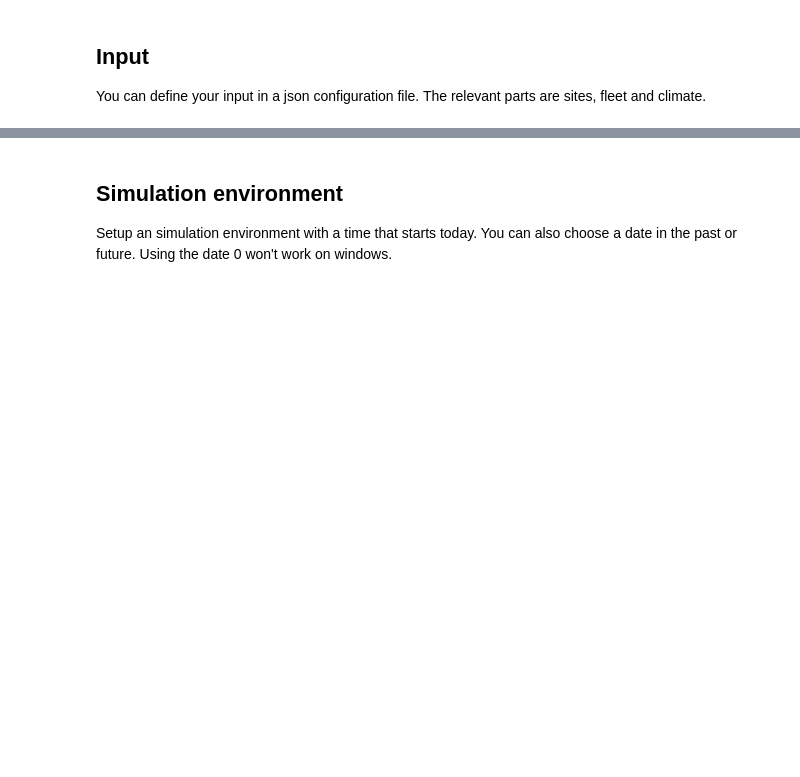
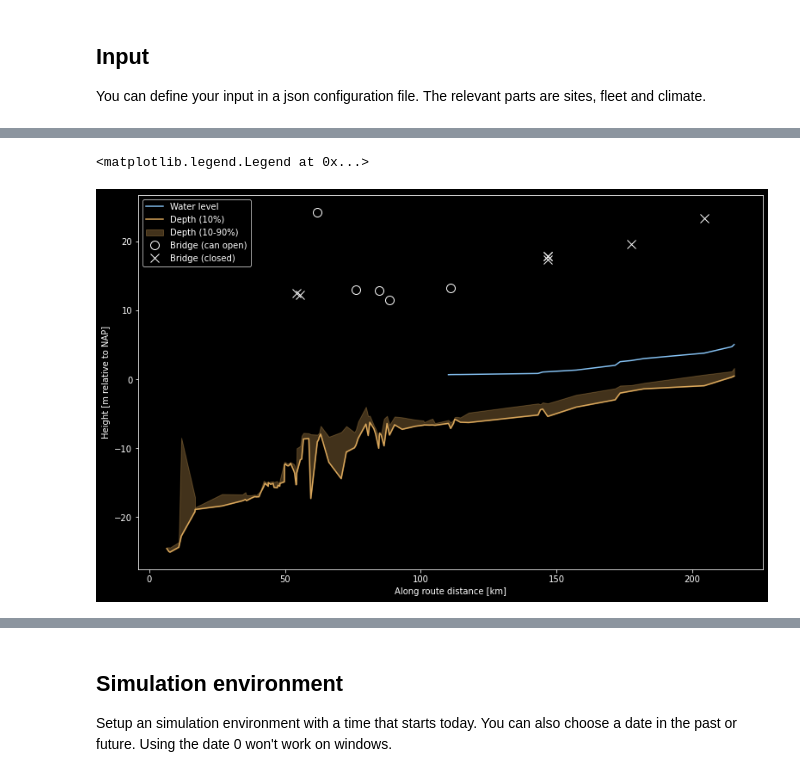
Before and after one commit to Deltares-research/digitaltwin-waterway, a Jupyter notebook: notebooks/scenarios/scenario-bridges.ipynb, the cells around one changed output, grey strips where cells are left out. Drawn from its saved outputs; the diff is of its cells as text; code cells hidden in the pictures; blank space fills up the shorter version.

Commit message:
add bridges to network

```diff
--- a/notebooks/scenarios/scenario-bridges.ipynb
+++ b/notebooks/scenarios/scenario-bridges.ipynb
@@ -13,6 +13,9 @@ import simpy
 import geojson
 import pandas as pd
 import shapely.geometry
+import geopandas as gpd
+
+import matplotlib.pyplot as plt
 
 # library to load the fairway information network
 import dtv_backend.fis
@@ -23,6 +26,8 @@ import dtv_backend.network.network_utilities
 # reload for debugging purposes
 %load_ext autoreload
 %autoreload 2
+
+plt.style.use('dark_background')
 # %%
 data_dir = pathlib.Path('~/data/river/dtv/network_digital_twin_v0.2').expanduser()
 # %% [markdown]
@@ -107,0 +193,14 @@ sites
+# %%
+waterlevel_path = pathlib.Path('~/data/river/dtv/betrekkingslijnen/ws_grouped.geojson').expanduser()
+waterlevel_gdf = gpd.read_file(waterlevel_path)
+# ouch
+waterlevel_gdf['e'] = waterlevel_gdf['edge_id'].apply(eval)
+waterlevel_gdf['discharge'] = waterlevel_gdf['discharge'].apply(float)
+waterlevel_gdf_rev = waterlevel_gdf.copy()
+# add reversed edges
+waterlevel_gdf_rev['e'] = waterlevel_gdf['e'].apply(lambda x: (x[1], x[0]))
+waterlevel_gdf = pd.concat([waterlevel_gdf, waterlevel_gdf_rev])
+
+waterlevel_df = pd.DataFrame(pd.merge(waterlevel_gdf, edge_df[['e', 'length_m_sum']], left_on='e', right_on='e'))
+
+waterlevel_gdf = gpd.GeoDataFrame(waterlevel_df)
@@ -107,0 +235,54 @@ sites
+# %%
+earth_color = '#DBA85C'
+
+fig, ax = plt.subplots(ncols=1, figsize=(13, 8))
+non_bridge_edge_df = edge_df.query('not is_bridge')
+waterlevel_df_low = waterlevel_df.query('discharge > 1040 and discharge < 1041').sort_values('length_m_sum')
+ax.plot(
+    waterlevel_df_low['length_m_sum'] / 1000,
+    waterlevel_df_low['ws'],
+    label='Water level',
+    color='#85C1F2'
+)
+ax.plot(
+    non_bridge_edge_df['length_m_sum'] / 1000,
+    non_bridge_edge_df['nap_p10'],
+    label='Depth (10%)',
+    color=earth_color
+)
+ax.fill_between(
+    non_bridge_edge_df['length_m_sum'] / 1000,
+    non_bridge_edge_df['nap_p10'],
+    non_bridge_edge_df['nap_p90'],
+    alpha=0.3,
+    label='Depth (10-90%)',
+    color=earth_color
+)
+# gdf.plot(ax=axes[1], aspect=10)
+open_bridges_df = bridges_df.query('CanOpen == "1"')
+closed_bridges_df = bridges_df.query('CanOpen == "0"')
+
+ax.plot(
+    open_bridges_df['length_m_sum'] / 1000,
+    open_bridges_df['HeightClosed'],
+    'o',
+    fillstyle='none',
+    color='white',
+    label='Bridge (can open)',
+    markersize=10
+
+)
+ax.plot(
+    closed_bridges_df['length_m_sum'] / 1000,
+    closed_bridges_df['HeightClosed'],
+    'x',
+    color='white',
+    label='Bridge (closed)',
+    markersize=10
+)
+ax.set_xlabel('Along route distance [km]')
+ax.set_ylabel('Height [m relative to NAP]')
+ax.legend()
+# %% [output]
+<matplotlib.legend.Legend at 0x...>
+[figure, added]
```
Also changed, not shown: parts of 13 cells of this notebook.
